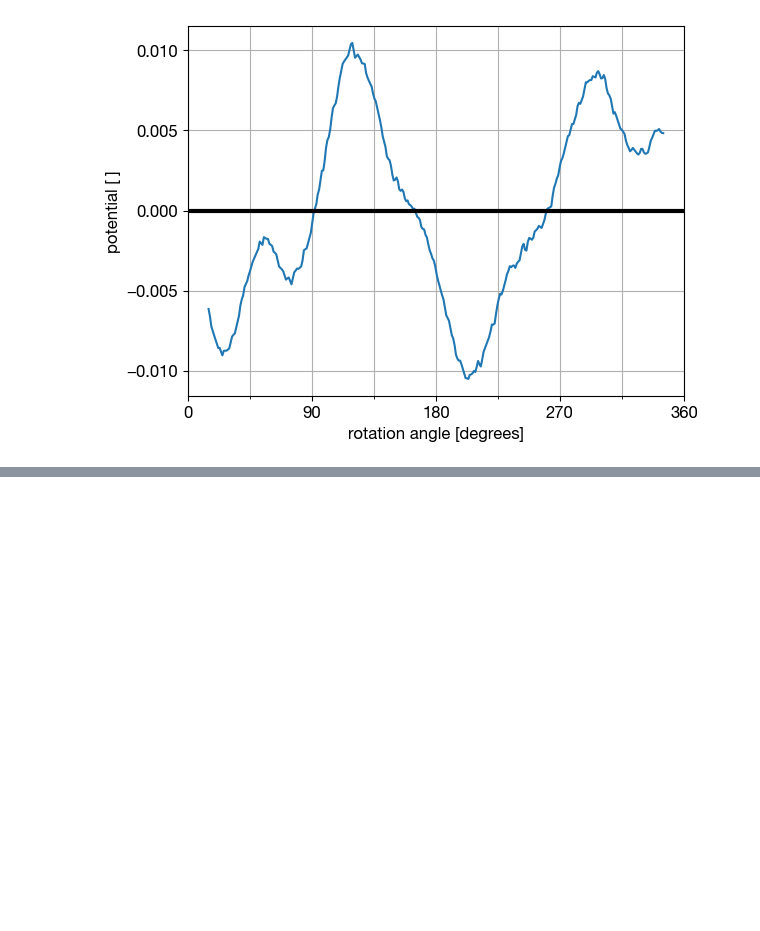
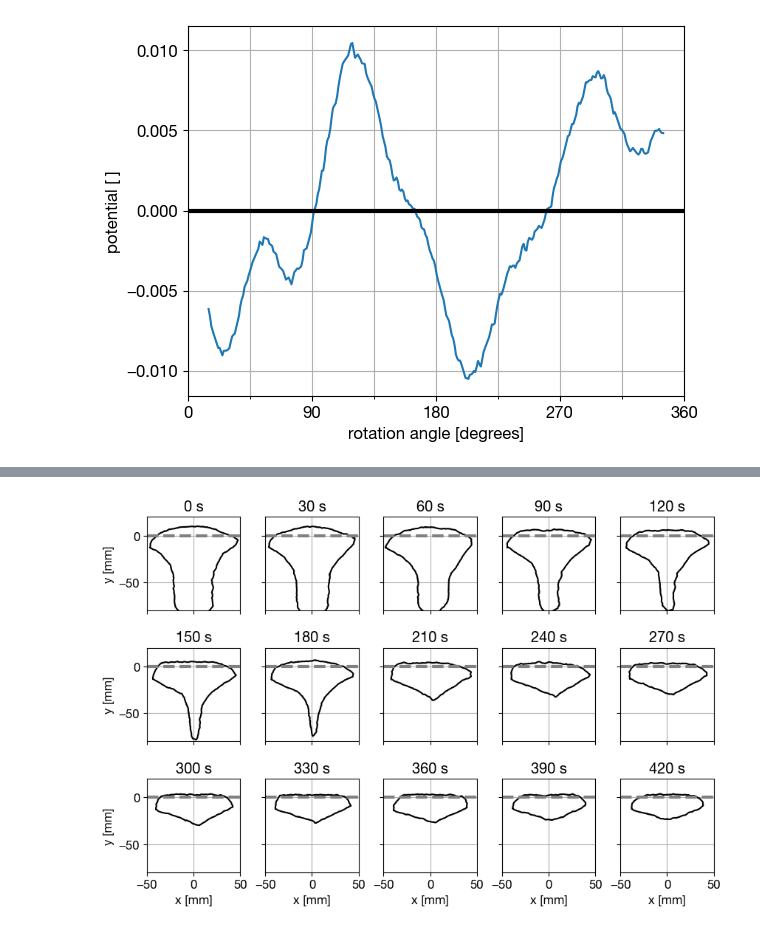
Before and after one commit to ebellincioni/floatingIce, a Jupyter notebook: 2024-05-09_stability.ipynb, the cells around one changed output, grey strips where cells are left out. Saved outputs shown, nothing was run; the diff lists cells and outputs as text; code cells hidden in the pictures; blank space fills up the shorter version.

```diff
--- a/2024-05-09_stability.ipynb
+++ b/2024-05-09_stability.ipynb
@@ -288,0 +364,49 @@ Ra(0.0405,0.,19.3)/4e7
+# %%
+directory = '/Users/edoardo/Library/CloudStorage/OneDrive-UniversityofTwente/floating/'
+cylinders = ['2023-10-03/1st']
+
+fig, ax = plt.subplots(nrows=3,ncols=5,figsize=(10,6.25),gridspec_kw={'wspace':0.2,'hspace':0.4})
+
+for cylinder in cylinders:
+    dirContours = directory+cylinder+'/contours/'
+    contoursPATH = []
+    for contour in glob.glob(dirContours+'/*.csv'):
+        contoursPATH.append(contour)
+    contoursPATH = np.sort(contoursPATH)
+    info = np.genfromtxt(dirContours+'info',delimiter=',')
+    exp_radius,exp_sal,exp_wt = info[1,1],info[1,0],np.mean((info[1,2],info[1,4]))
+
+    radii = []
+    step = 1
+    for it,contourPATH in enumerate(contoursPATH[20:-4:step]):
+        contour = np.genfromtxt(contourPATH,dtype='float',delimiter=',')
+        if contour.shape[1]!=2: contour = contour.T
+        if it==0: # straighten y direction
+            shift = (max(contour[:,1])-min(contour[:,1]))*4/3
+            radius = np.sqrt(PolyArea(contour[:,1],contour[:,0])/np.pi)
+            conversion = radius/exp_radius # px/m
+        contour[:,1 ] = -contour[:,1] + shift
+        contour = contour*1e3/conversion # in mm
+        xcenter = np.mean(contour,axis=0)[0]
+
+        wl = findWL(contour,densityRatio=917/MH_rho(exp_wt,exp_sal))  ### CHANGE FOR FRESH/SALTY WATER!!
+        ax.flatten()[it].plot(contour[:,0]-xcenter,contour[:,1]-wl,c='k')
+        ax.flatten()[it].hlines(0,-50,50,linestyles='--',linewidth=3,colors='grey')
+        if it==14:break
+
+for it,axi in enumerate(ax.flatten()):
+    axi.set(aspect='equal',
+            xlabel='x [mm]',ylabel='y [mm]',
+            title = f'{it*30*step} s',
+            ylim=(-80,20),xlim=(-50,50),
+            )
+    if it%5!=0:
+        axi.set_ylabel('')
+        axi.set_yticklabels('')
+    if it<10:
+        axi.set_xlabel('')
+        axi.set_xticklabels('')
+    axi.grid()
+plt.show()
+# %% [output]
+[figure, added]
```
Also changed, not shown: parts of 3 cells of this notebook, 1 other file.
